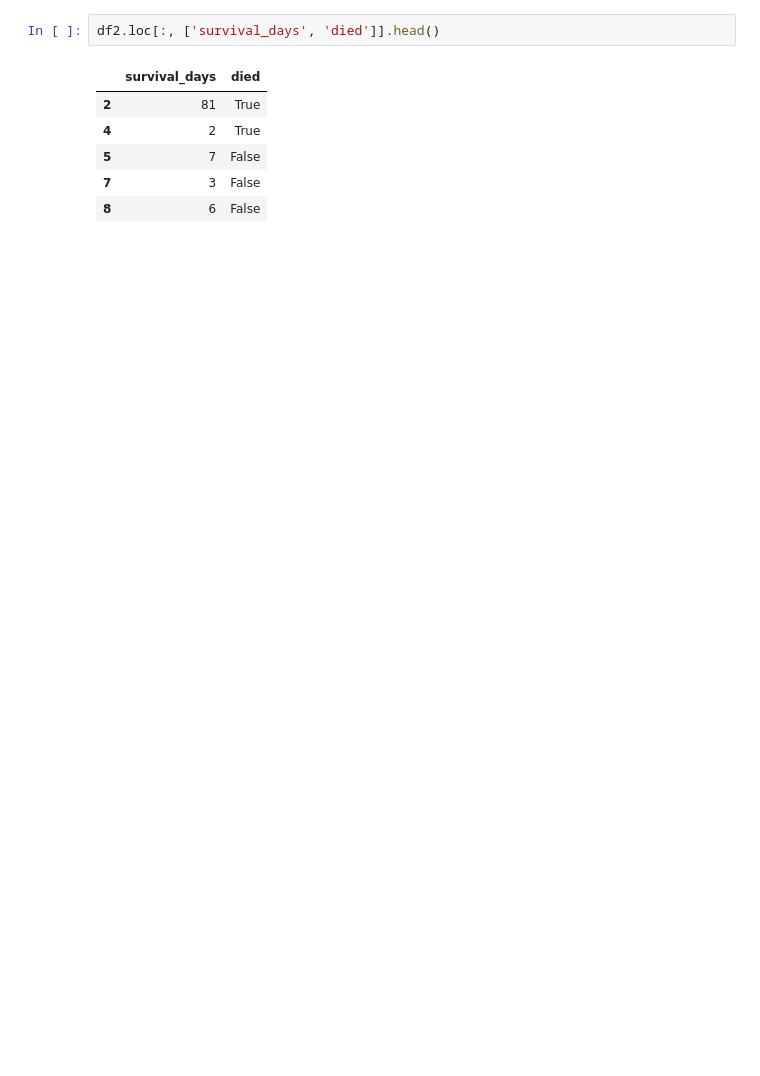
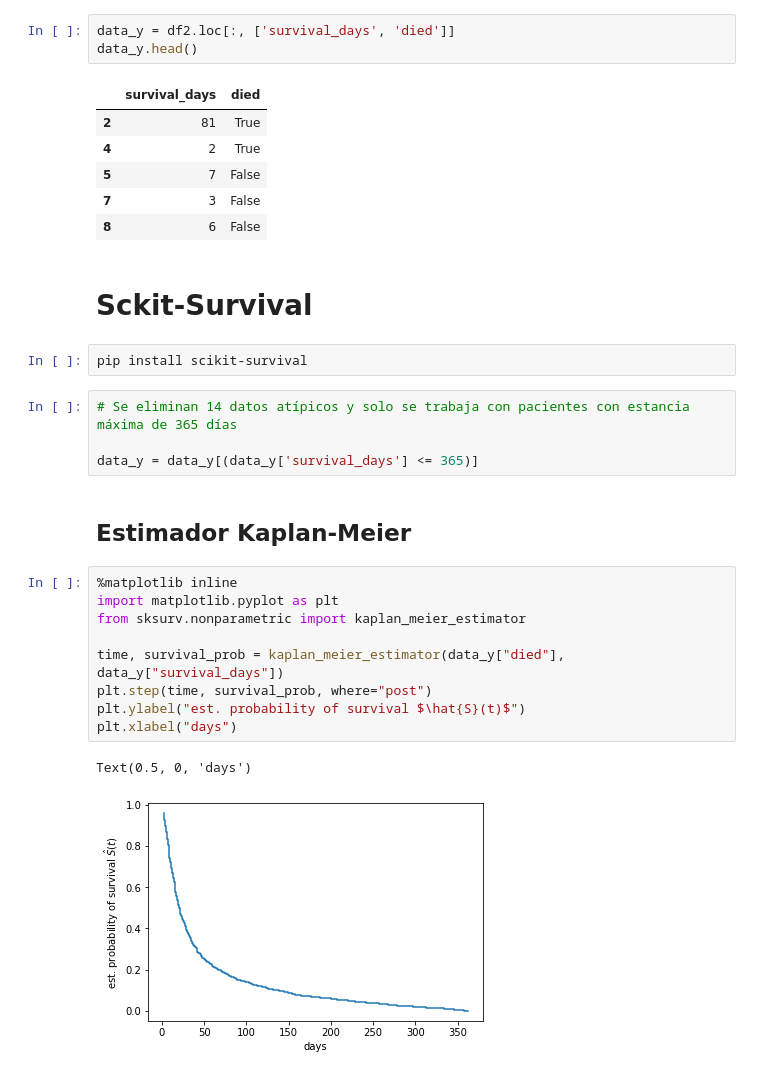
Before and after one commit to smenaaliaga/tesis_magister, a Jupyter notebook: data_mimic_iv.ipynb, the cells around one changed output. Drawn from its saved outputs; the diff is of its cells as text; blank space fills up the shorter version.

Commit message:
update, sckit-survival

```diff
--- a/data_mimic_iv.ipynb
+++ b/data_mimic_iv.ipynb
@@ -219,7 +219,8 @@ df2.shape
 # %% [output]
 (3605, 23)
 # %%
-df2.loc[:, ['survival_days', 'died']].head()
+data_y = df2.loc[:, ['survival_days', 'died']]
+data_y.head()
 # %% [output]
 |  | survival_days | died |
 | 2 | 81 | True |
@@ -227,3 +228,25 @@ df2.loc[:, ['survival_days', 'died']].head()
 | 5 | 7 | False |
 | 7 | 3 | False |
 | 8 | 6 | False |
+# %% [markdown]
+# Sckit-Survival
+# %%
+pip install scikit-survival
+# %%
+# Se eliminan 14 datos atípicos y solo se trabaja con pacientes con estancia máxima de 365 días
+
+data_y = data_y[(data_y['survival_days'] <= 365)]
+# %% [markdown]
+## Estimador Kaplan-Meier
+# %%
+%matplotlib inline
+import matplotlib.pyplot as plt
+from sksurv.nonparametric import kaplan_meier_estimator
+
+time, survival_prob = kaplan_meier_estimator(data_y["died"], data_y["survival_days"])
+plt.step(time, survival_prob, where="post")
+plt.ylabel("est. probability of survival $\hat{S}(t)$")
+plt.xlabel("days")
+# %% [output]
+Text(0.5, 0, 'days')
+[figure, added]
```
Also changed, not shown: parts of 5 cells of this notebook.
